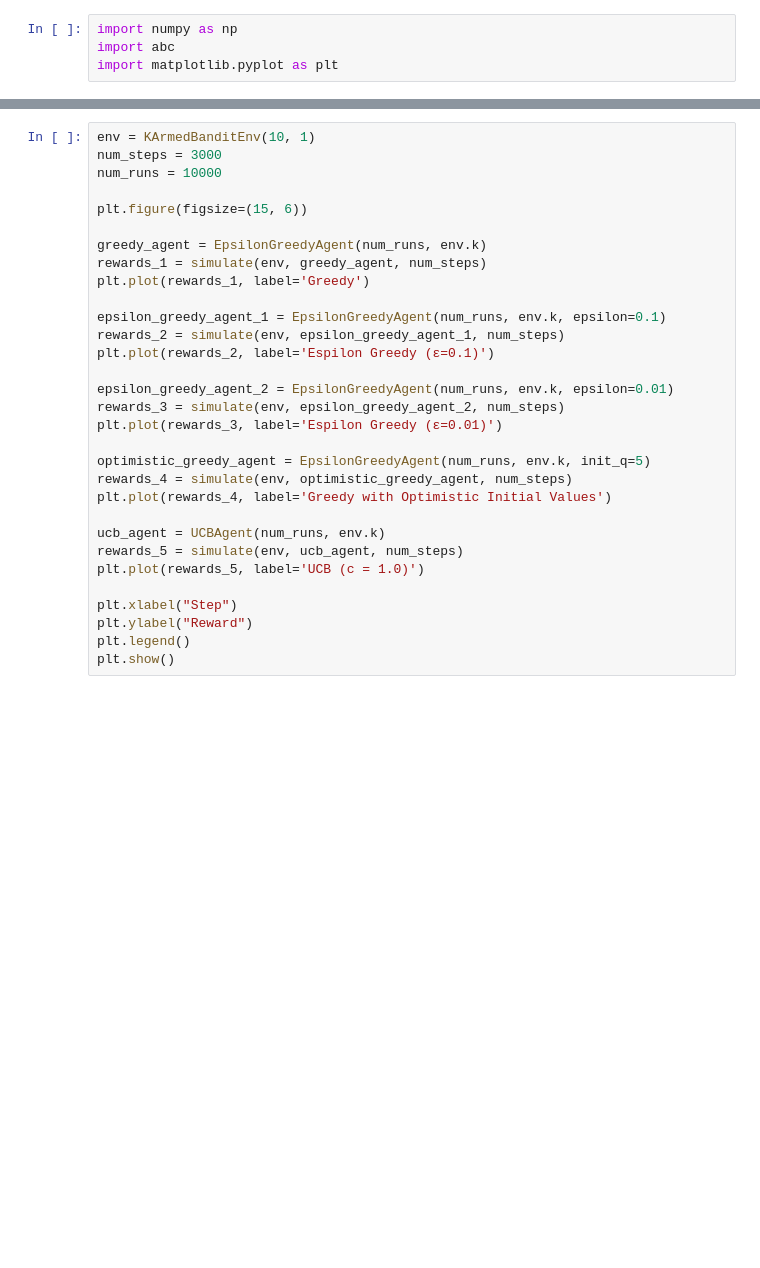
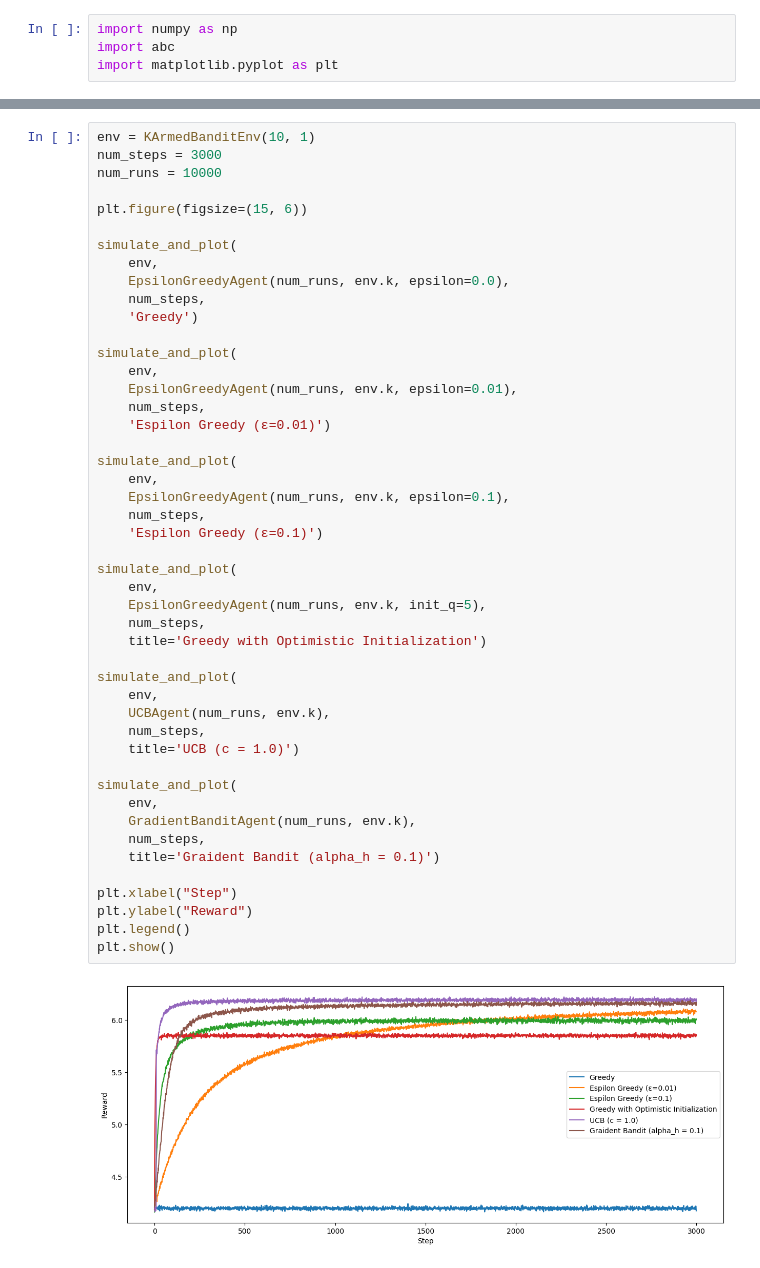
Before and after one commit to saltycookie/RLIntroNotebook, a Jupyter notebook: K_armed_Bandit_Testbed.ipynb, the cells around one changed output, grey strips where cells are left out. Cells and saved outputs as stored; diff of their text form; blank space fills up the shorter version.

```diff
--- a/K_armed_Bandit_Testbed.ipynb
+++ b/K_armed_Bandit_Testbed.ipynb
@@ -91,31 +175,49 @@ def simulate(env, agent, num_steps):
 # %%
 env = KArmedBanditEnv(10, 1)
 num_steps = 3000
 num_runs = 10000
 
 plt.figure(figsize=(15, 6))
 
-greedy_agent = EpsilonGreedyAgent(num_runs, env.k)
-rewards_1 = simulate(env, greedy_agent, num_steps)
-plt.plot(rewards_1, label='Greedy')
+simulate_and_plot(
+    env,
+    EpsilonGreedyAgent(num_runs, env.k, epsilon=0.0),
+    num_steps,
+    'Greedy')
 
-epsilon_greedy_agent_1 = EpsilonGreedyAgent(num_runs, env.k, epsilon=0.1)
-rewards_2 = simulate(env, epsilon_greedy_agent_1, num_steps)
-plt.plot(rewards_2, label='Espilon Greedy (ε=0.1)')
+simulate_and_plot(
+    env,
+    EpsilonGreedyAgent(num_runs, env.k, epsilon=0.01),
+    num_steps,
+    'Espilon Greedy (ε=0.01)')
 
-epsilon_greedy_agent_2 = EpsilonGreedyAgent(num_runs, env.k, epsilon=0.01)
-rewards_3 = simulate(env, epsilon_greedy_agent_2, num_steps)
-plt.plot(rewards_3, label='Espilon Greedy (ε=0.01)')
+simulate_and_plot(
+    env,
+    EpsilonGreedyAgent(num_runs, env.k, epsilon=0.1),
+    num_steps,
+    'Espilon Greedy (ε=0.1)')
 
-optimistic_greedy_agent = EpsilonGreedyAgent(num_runs, env.k, init_q=5)
-rewards_4 = simulate(env, optimistic_greedy_agent, num_steps)
-plt.plot(rewards_4, label='Greedy with Optimistic Initial Values')
+simulate_and_plot(
+    env,
+    EpsilonGreedyAgent(num_runs, env.k, init_q=5),
+    num_steps,
+    title='Greedy with Optimistic Initialization')
 
-ucb_agent = UCBAgent(num_runs, env.k)
-rewards_5 = simulate(env, ucb_agent, num_steps)
-plt.plot(rewards_5, label='UCB (c = 1.0)')
+simulate_and_plot(
+    env,
+    UCBAgent(num_runs, env.k),
+    num_steps,
+    title='UCB (c = 1.0)')
+
+simulate_and_plot(
+    env,
+    GradientBanditAgent(num_runs, env.k),
+    num_steps,
+    title='Graident Bandit (alpha_h = 0.1)')
 
 plt.xlabel("Step")
 plt.ylabel("Reward")
 plt.legend()
 plt.show()
+# %% [output]
+[figure, added]
```
Also changed, not shown: parts of 4 cells of this notebook.
